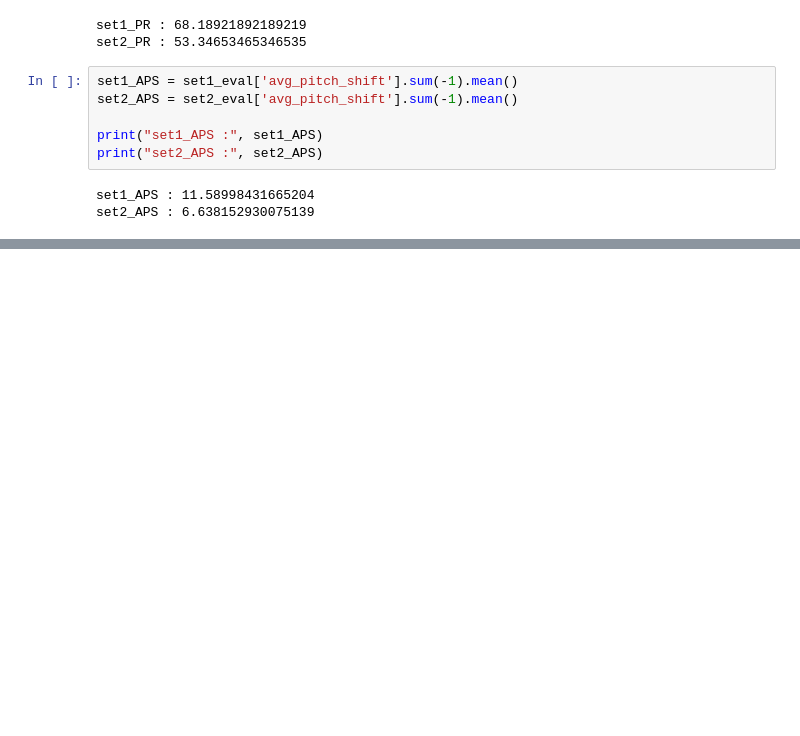
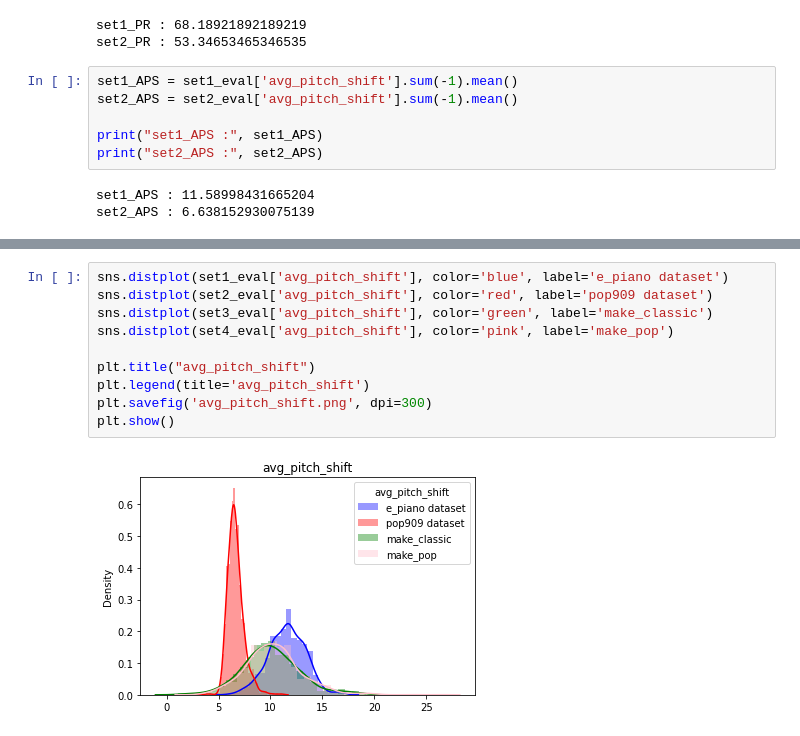
Before and after one commit to yeong35/MusicTransformer-Pytorch, a Jupyter notebook: music_evaluation.ipynb, the cells around one changed output, grey strips where cells are left out. Saved outputs shown, nothing was run; the diff lists cells and outputs as text; blank space fills up the shorter version.

```diff
--- a/music_evaluation.ipynb
+++ b/music_evaluation.ipynb
@@ -270,0 +369,12 @@ set2_IOI : 0.0
+# %%
+sns.distplot(set1_eval['avg_pitch_shift'], color='blue', label='e_piano dataset')
+sns.distplot(set2_eval['avg_pitch_shift'], color='red', label='pop909 dataset')
+sns.distplot(set3_eval['avg_pitch_shift'], color='green', label='make_classic')
+sns.distplot(set4_eval['avg_pitch_shift'], color='pink', label='make_pop')
+
+plt.title("avg_pitch_shift")
+plt.legend(title='avg_pitch_shift')
+plt.savefig('avg_pitch_shift.png', dpi=300)
+plt.show()
+# %% [output]
+[figure, added]
```
Also changed, not shown: parts of 23 cells of this notebook.
